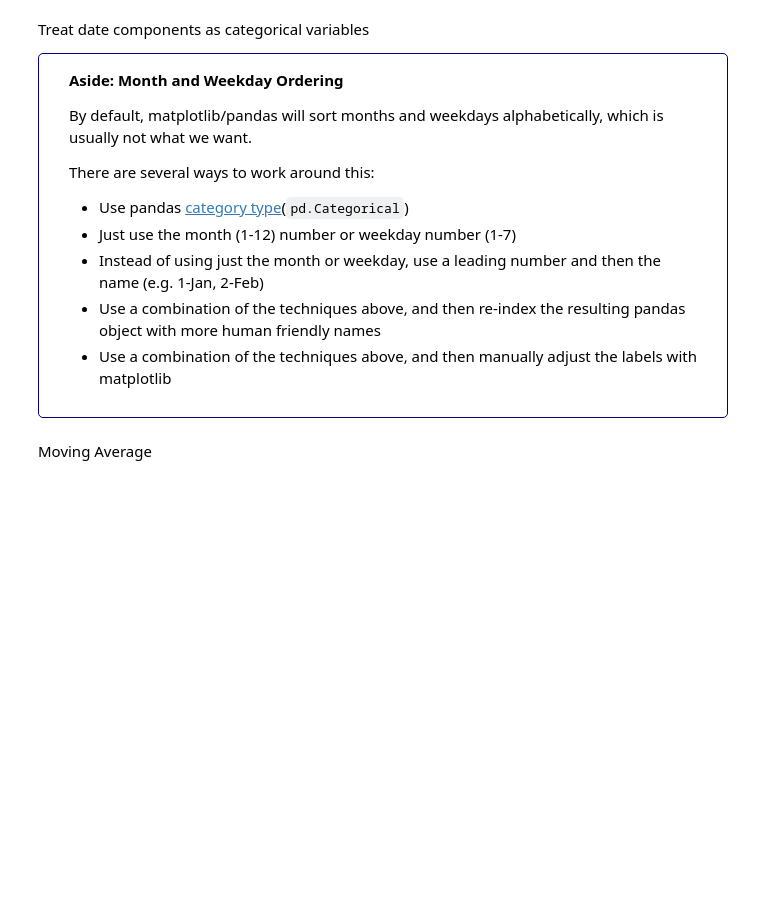
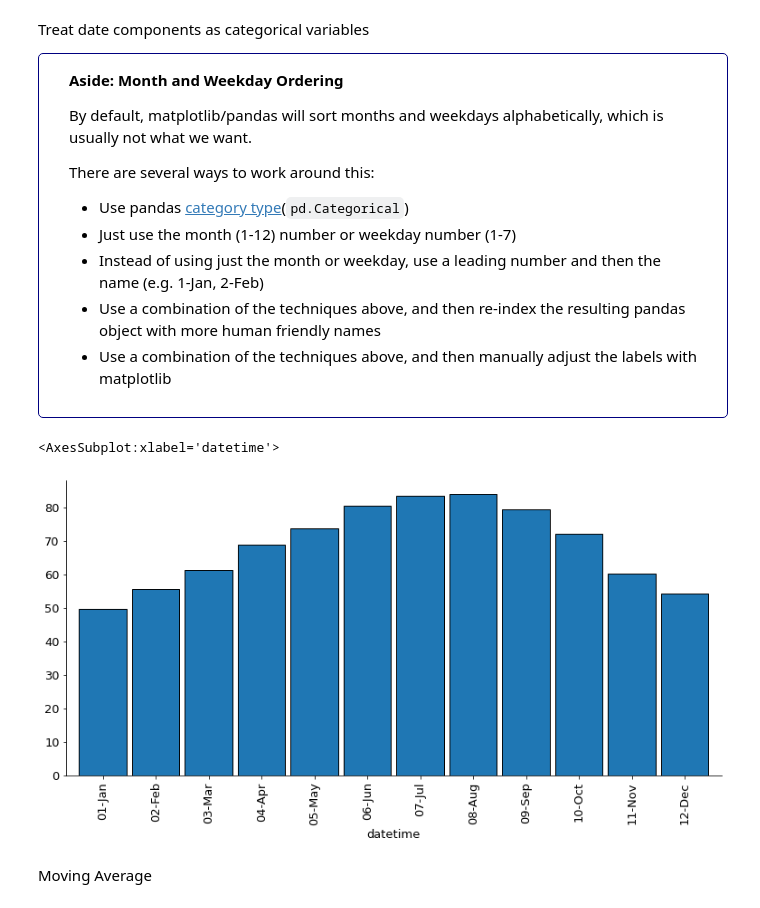
Before and after one commit to Joshua-C-Bryant/time-series-exercises, a Jupyter notebook: explore.ipynb, the cells around one changed output. Saved outputs shown, nothing was run; the diff lists cells and outputs as text; code cells hidden in the pictures; blank space fills up the shorter version.

```diff
--- a/explore.ipynb
+++ b/explore.ipynb
@@ -86,7 +110,10 @@ Treat date components as categorical variables
 # %%
 # s.groupby(s.index.month).mean().plot.bar()
 # demonstrating one of the above techniques
-s.groupby(s.index.strftime('%m-%b')).mean().plot.barh(width=.9, ec='black')
+s.groupby(s.index.strftime('%m-%b')).mean().plot.bar(width=.9, ec='black')
+# %% [output]
+<AxesSubplot:xlabel='datetime'>
+[figure, added]
 # %% [markdown]
 Moving Average
 # %%
```
Also changed, not shown: parts of 35 cells of this notebook.
